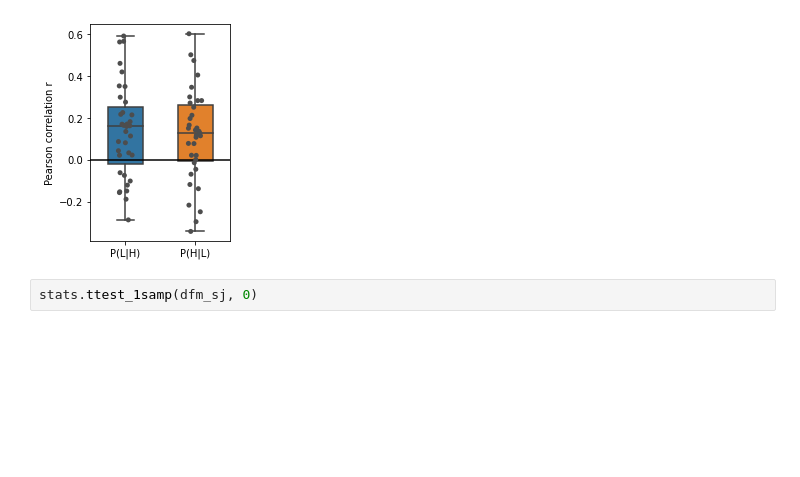
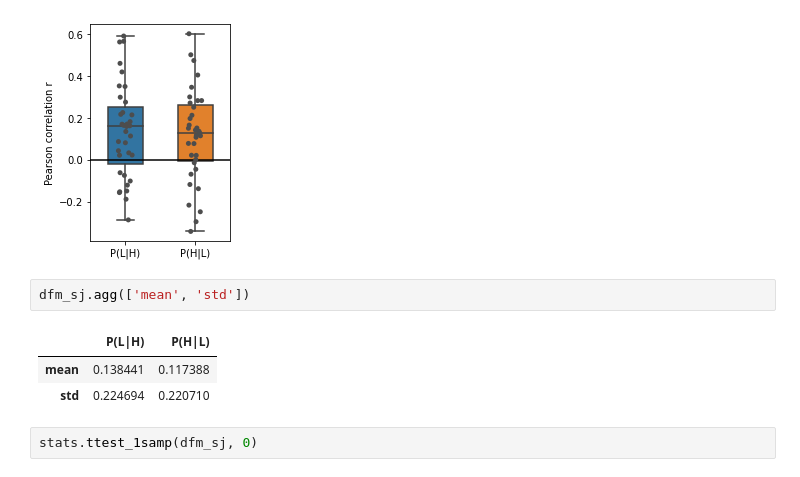
Before and after one commit to syzhang/tsl_hbi, a Jupyter notebook: behavioural/plot_behav.ipynb, the cells around one changed output. Saved outputs shown, nothing was run; the diff lists cells and outputs as text; blank space fills up the shorter version.

```diff
--- a/behavioural/plot_behav.ipynb
+++ b/behavioural/plot_behav.ipynb
@@ -64,6 +64,12 @@ plt.ylabel('Pearson correlation r')
 plt.savefig('./figs/genobs_pcorr.png', bbox_inches='tight')
 # %% [output]
 [figure]
+# %%
+dfm_sj.agg(['mean', 'std'])
+# %% [output]
+|  | P(L|H) | P(H|L) |
+| mean | 0.138441 | 0.117388 |
+| std | 0.224694 | 0.220710 |
 # %%
 stats.ttest_1samp(dfm_sj, 0)
 # %% [output]
```
Also changed, not shown: 16 other files.
